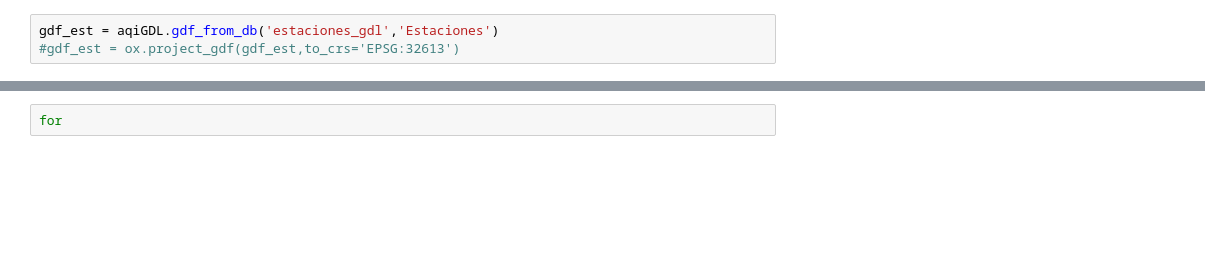
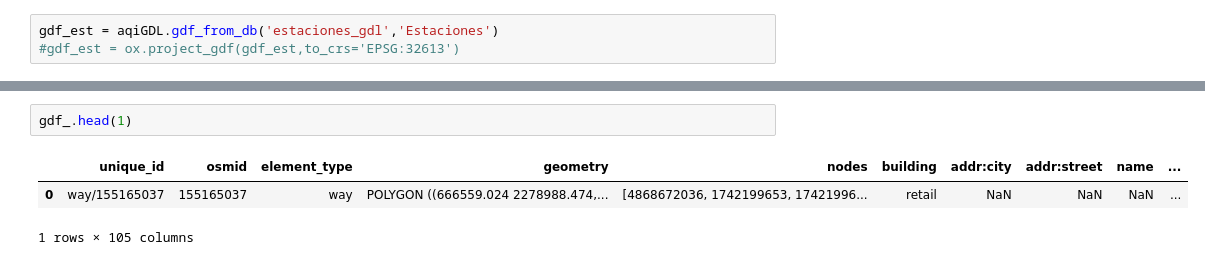
Before and after one commit to lac-analytics/gdlaire, a Jupyter notebook: notebooks/05-PotencialSolar.ipynb, the cells around one changed output, grey strips where cells are left out. Saved outputs shown, nothing was run; the diff lists cells and outputs as text; blank space fills up the shorter version.

```diff
--- a/notebooks/05-PotencialSolar.ipynb
+++ b/notebooks/05-PotencialSolar.ipynb
@@ -59,2 +63,6 @@ ax.axis('off')
-# %%
-for
+# %%
+gdf_.head(1)
+# %% [output]
+|  | unique_id | osmid | element_type | geometry | nodes | building | addr:city | addr:street | name | ... |
+| 0 | way/155165037 | 155165037 | way | POLYGON ((666559.024 2278988.474,... | [4868672036, 1742199653, 17421996... | retail | NaN | NaN | NaN | ... |
+1 rows × 105 columns
```
Also changed, not shown: parts of 9 cells of this notebook, 3 other files.
